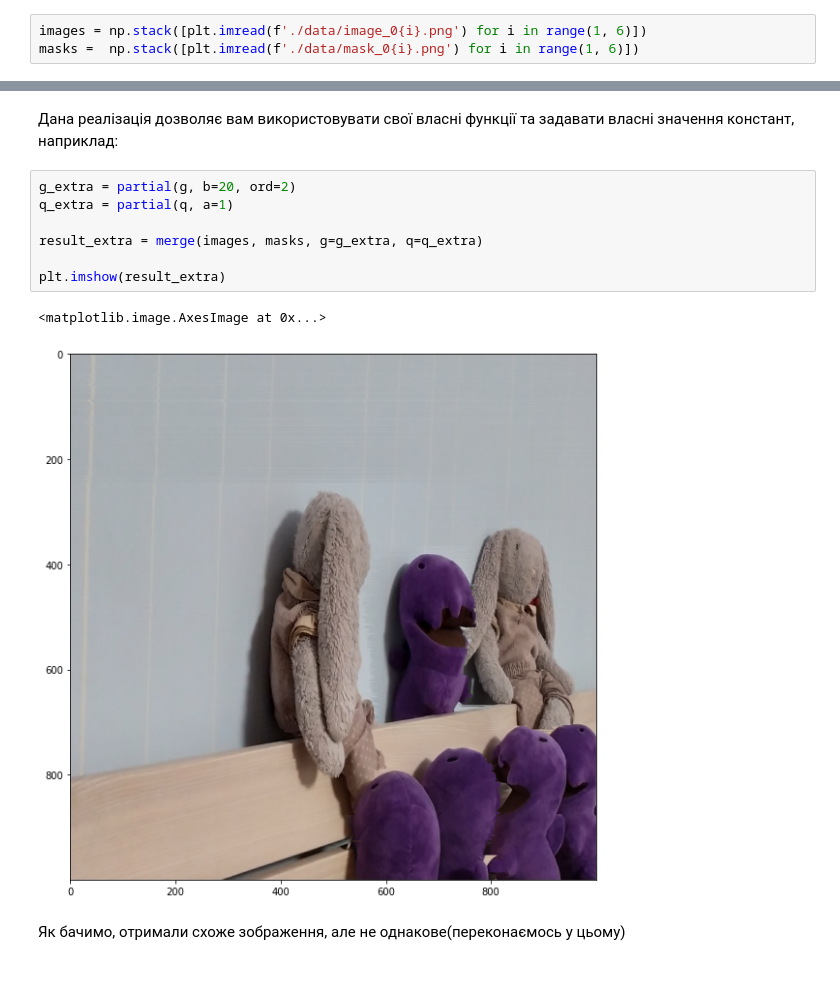
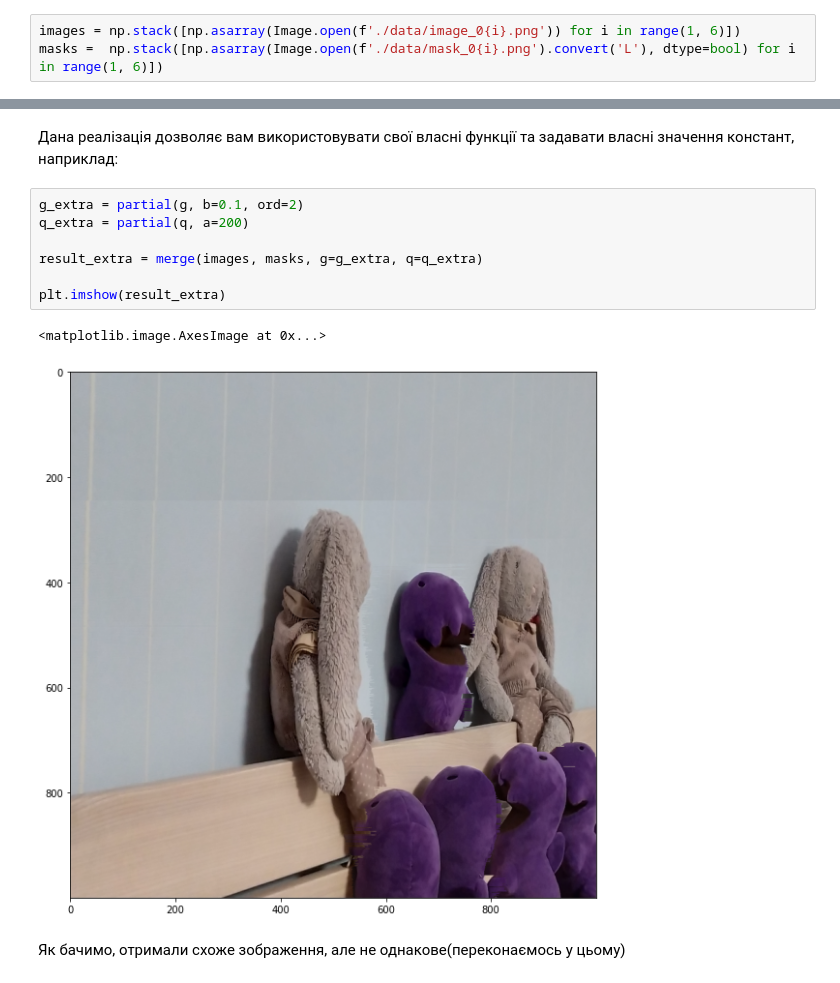
Before and after one commit to ShkalikovOleh/cv-labs, a Jupyter notebook: examples/Photomontage/Photomontage.ipynb, the cells around one changed output, grey strips where cells are left out. Cells and saved outputs as stored; diff of their text form.

Commit message:
Add ability to read masks with many channels

```diff
--- a/examples/Photomontage/Photomontage.ipynb
+++ b/examples/Photomontage/Photomontage.ipynb
@@ -46,8 +47,8 @@ $$
 # %% [markdown]
 Завантажимо зображення та маски й сконкатенуємо їх у відповідні масиви
 # %%
-images = np.stack([plt.imread(f'./data/image_0{i}.png') for i in range(1, 6)])
-masks =  np.stack([plt.imread(f'./data/mask_0{i}.png') for i in range(1, 6)])
+images = np.stack([np.asarray(Image.open(f'./data/image_0{i}.png')) for i in range(1, 6)])
+masks =  np.stack([np.asarray(Image.open(f'./data/mask_0{i}.png').convert('L'), dtype=bool) for i in range(1, 6)])
 # %% [markdown]
 Запустимо алгоритм. Шляхом пошуку по сітці параметрами за замовчуванням було обрано наступні: $\alpha=100, \beta=0.1$
 # %%
@@ -62,15 +63,15 @@ plt.imshow(result)
 # %% [markdown]
 Дана реалізація дозволяє вам використовувати свої власні функції та задавати власні значення констант, наприклад:
 # %%
-g_extra = partial(g, b=20, ord=2)
-q_extra = partial(q, a=1)
+g_extra = partial(g, b=0.1, ord=2)
+q_extra = partial(q, a=200)
 
 result_extra = merge(images, masks, g=g_extra, q=q_extra)
 
 plt.imshow(result_extra)
 # %% [output]
 <matplotlib.image.AxesImage at 0x...>
-[figure, old version]
+[figure, new version]
 # %% [markdown]
 Як бачимо, отримали схоже зображення, але не однакове(переконаємось у цьому)
 # %%
```
Also changed, not shown: parts of 2 cells of this notebook.
